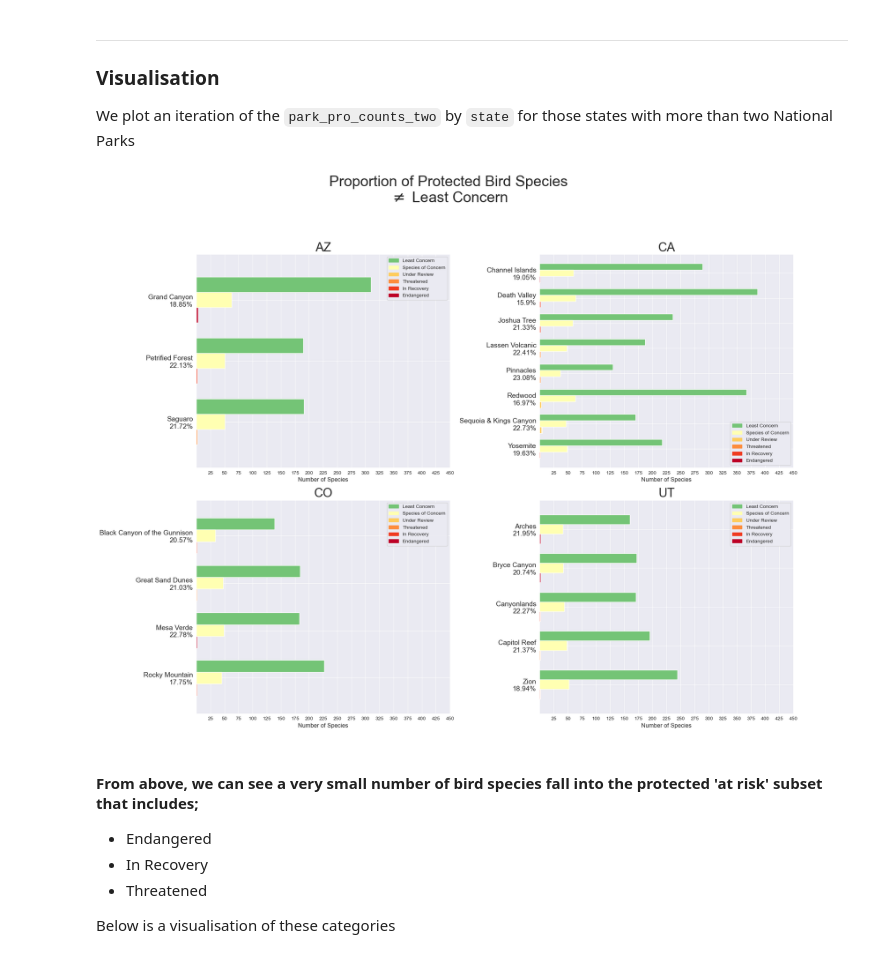
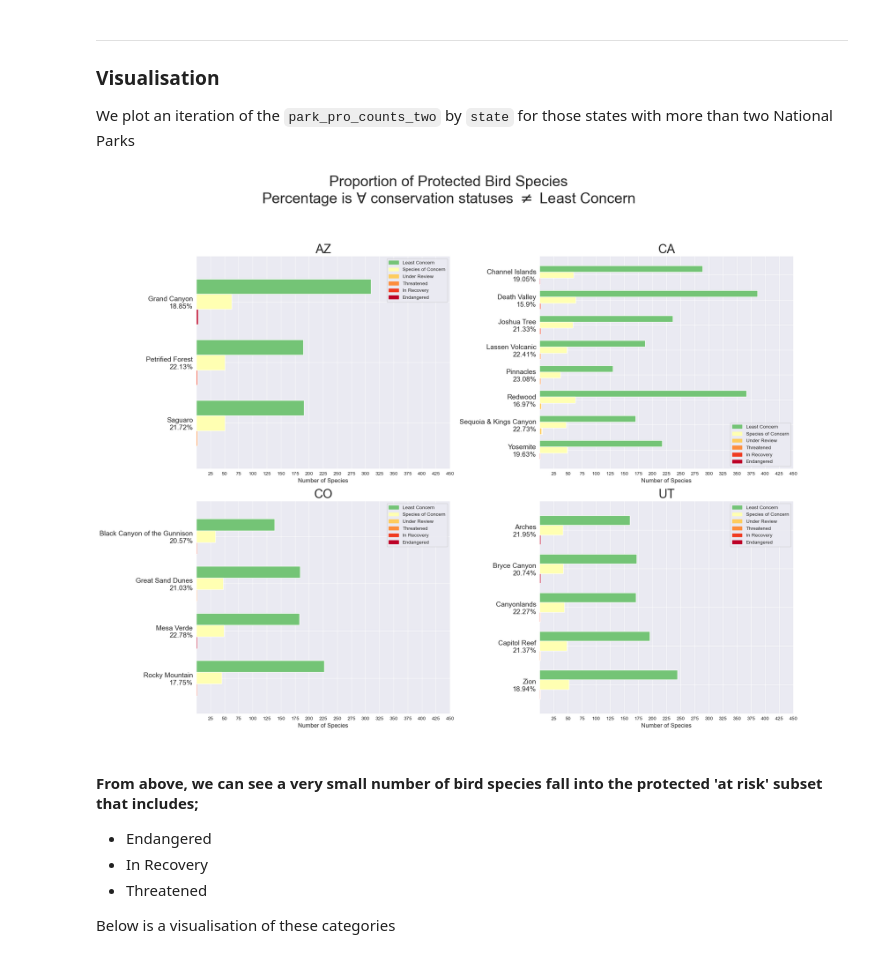
Before and after one commit to pineapple-bois/Biodiversity-In-National-Parks-Real-World, a Jupyter notebook: analysis.ipynb, the cells around one changed output. Drawn from its saved outputs; the diff is of its cells as text; code cells hidden in the pictures.

```diff
--- a/analysis.ipynb
+++ b/analysis.ipynb
@@ -344,40 +344,40 @@ states_list_short = ['AZ', 'CA', 'CO', 'UT']
 cons_colours = ['#bd0026','#f03b20','#fd8d3c','#fecc5c','#ffffb2', '#74c476']
 
 plt.figure(figsize=(20,15))
-plt.suptitle('Proportion of Protected Bird Species\n$\\neq$ Least Concern', fontsize=30, y=1.05)
+plt.suptitle('Proportion of Protected Bird Species\nPercentage is $\\forall$ conservation statuses $\\neq$ Least Concern', fontsize=30, y=1.05)
 
 for i, state in enumerate(states_list_short):
     data = pd.DataFrame(parks_pro_counts_two[parks_pro_counts_two['state'] == state])
     age_protected = data['percent_protected'].values
     ind = np.arange(len(data))
     width = 0.25
     ax = plt.subplot(2,2,(i+1))
     plt.title(state, fontsize=25)
     ax.barh(ind, data.least_concern, width, color='#74c476')
     ax.barh(ind + width, data.species_of_concern, width, color='#ffffb2')
 
     ax.barh(ind + 2 * width, data.endangered, width, color='#bd0026')
     height = data.endangered
     ax.barh(ind + 2 * width + height, data.in_recovery, width, color='#f03b20')
     height += data.in_recovery
     ax.barh(ind + 2 * width + height, data.threatened, width, color='#fd8d3c')
     height += data.threatened
     ax.barh(ind + 2 * width + height, data.under_review, width, color='#fecc5c')
 
     ax.set(yticks=ind + width, yticklabels=[f'{park}\n{age}%'
                 for park, age in zip(data.park_name, age_protected)], ylim=[2*width - 1, len(data)])
     plt.yticks(rotation=0, fontsize=14)
     plt.xticks(np.arange(25,475,25))
     plt.xlabel('Number of Species', fontsize=12)
     plt.legend(handles=handles, fontsize=10)
     plt.gca().invert_yaxis() # y-axis runs from top to bottom
     plt.grid(True)
 
 plt.subplots_adjust(top=0.5)
 plt.tight_layout()
 plt.show()
 # %% [output]
-[figure, old version]
+[figure, new version]
 # %% [markdown]
 #### From above, we can see a very small number of bird species fall into the protected 'at risk' subset that includes;
 - Endangered
```
Also changed, not shown: parts of 4 cells of this notebook.
